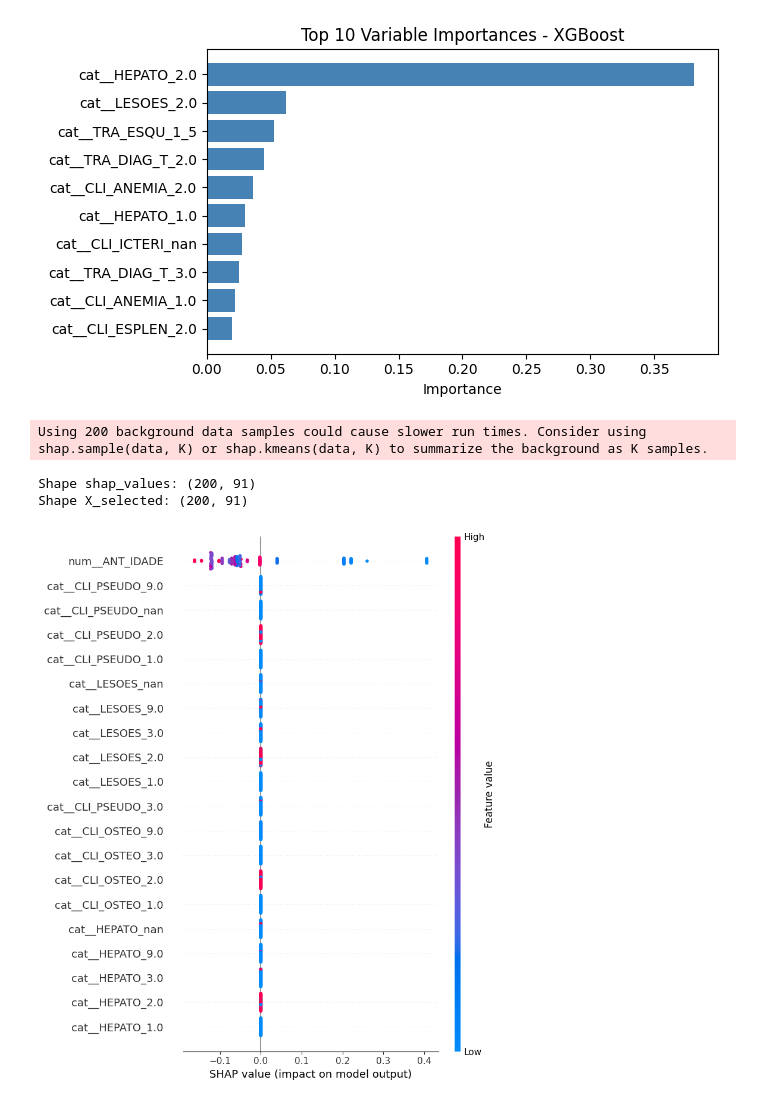
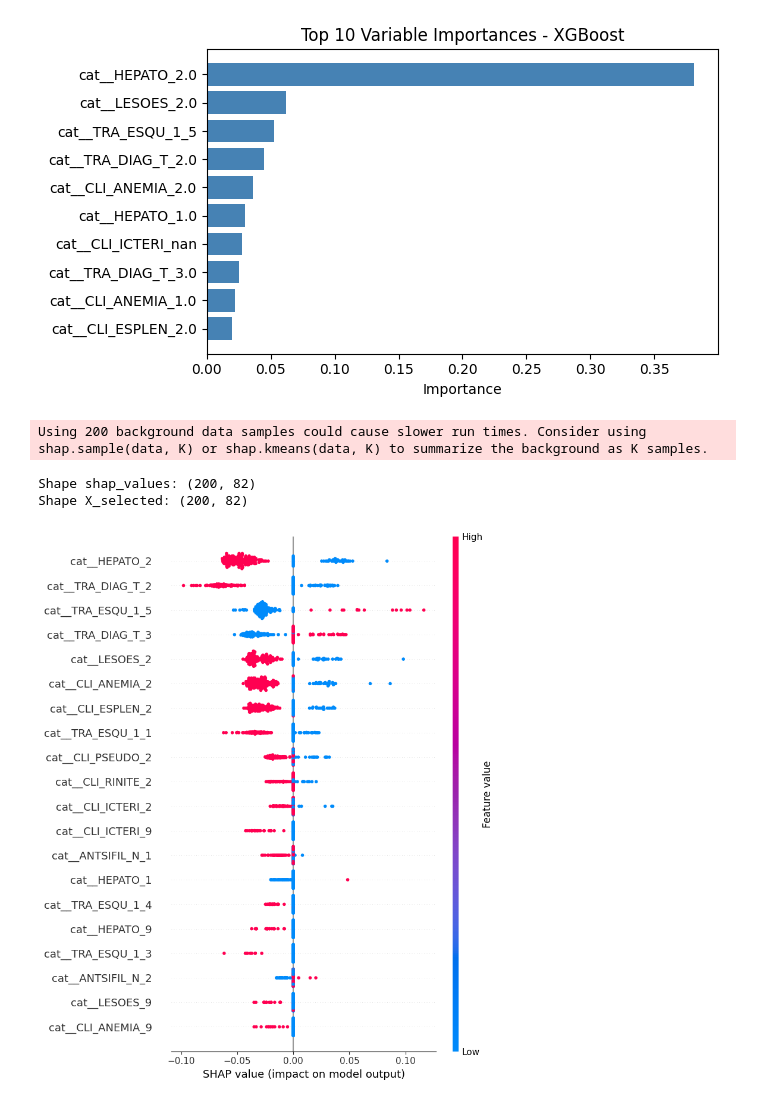
Before and after one commit to nataliateixeira-stats/Death-Prediction-Analysis-Congenital-Syphilis, a Jupyter notebook: scripts/python/3. ML Models - train test - before after.ipynb, the cells around one changed output. Drawn from its saved outputs; the diff is of its cells as text; code cells hidden in the pictures.

```diff
--- a/scripts/python/3. ML Models - train test - before after.ipynb
+++ b/scripts/python/3. ML Models - train test - before after.ipynb
@@ -167,11 +167,13 @@ Index(['NU_IDADE_N', 'CS_GESTANT', 'CS_RACA', 'CS_ESCOL_N', 'ANT_IDADE',
        'CLI_ANEMIA', 'CLI_ESPLEN', 'HEPATO', 'CLI_OSTEO', 'LESOES',
        'CLI_PSEUDO', 'ano_notificacao', 'OBITO_SIFILIS'],
       dtype='object')
+# %%
+data_cleaned = data_cleaned.drop(columns=['NU_IDADE_N','CS_RACA','CS_ESCOL_N'])
 # %% [markdown]
 # Data manipulation
 # %%
 # Separate categorical and numeric variables
-categorical_features = ['CS_GESTANT', 'CS_RACA', 'CS_ESCOL_N', 'ANT_RACA', 'ESCOLMAE', 'ANT_PRE_NA',
+categorical_features = ['CS_GESTANT', 'ANT_RACA', 'ESCOLMAE', 'ANT_PRE_NA',
                         'ANTSIFIL_N', 'TRA_ESQUEM', 'ANT_TRATAD', 'TRA_DIAG_T', 'TRA_ESQU_1',
                         'CLI_ICTERI', 'CLI_RINITE', 'CLI_ANEMIA', 'CLI_ESPLEN','HEPATO',
                         'CLI_OSTEO', 'LESOES', 'CLI_PSEUDO']
@@ -251,6 +244,3 @@ for idx, col in enumerate(X_train.columns):
-# %%
-X_train = X_train.drop(columns=['NU_IDADE_N','CS_RACA','CS_ESCOL_N'])
-X_test = X_test.drop(columns=['NU_IDADE_N','CS_RACA','CS_ESCOL_N'])
 # %% [markdown]
 **Description of variables**
 # %% [markdown]
@@ -327,0 +532,5 @@ y_test.shape
+# %%
+id_columns = [col for col in X_train.columns if col.__contains__('LABEL')]
+X_train = X_train.drop(columns=id_columns)
+id_columns = [col for col in X_test.columns if col.__contains__('LABEL')]
+X_test = X_test.drop(columns=id_columns)
@@ -726,21 +927,21 @@ plt.show()
 # %%
 X_sample = shap.sample(X_selected, 200, random_state=42)
 
-explainer = shap.KernelExplainer(lambda x: xgb_clf.predict_proba(x)[:, 1], X_sample)
+explainer = shap.KernelExplainer(lambda x: rf_clf.predict_proba(x)[:, 1], X_sample)
 
 shap_values = explainer.shap_values(X_selected[:200])
 
 print("Shape shap_values:", shap_values.shape)
 print("Shape X_selected:", X_selected[:200].shape)
 
 shap.summary_plot(
     shap_values,
     X_selected[:200],
     feature_names=selected_feature_names,
     show=True
 )
 # %% [output]
 Using 200 background data samples could cause slower run times. Consider using shap.sample(data, K) or shap.kmeans(data, K) to summarize the background as K samples.
-Shape shap_values: (200, 91)
-Shape X_selected: (200, 91)
+Shape shap_values: (200, 82)
+Shape X_selected: (200, 82)
-[figure, old version]
+[figure, new version]
```
Also changed, not shown: parts of 16 cells of this notebook, 5 other files.
